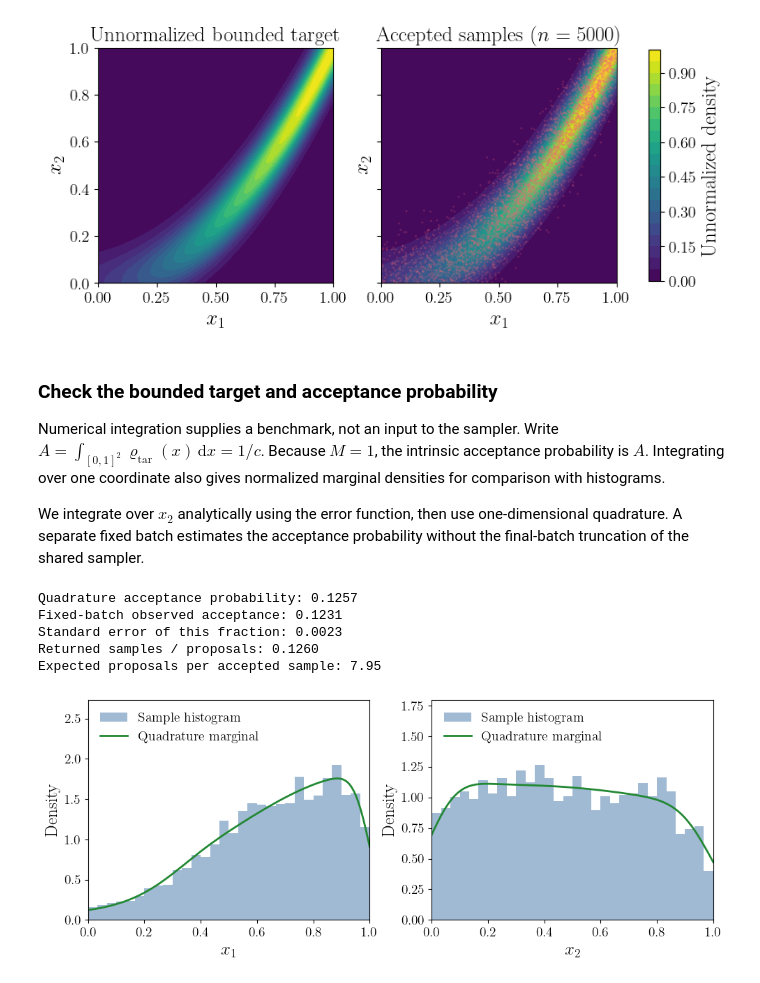
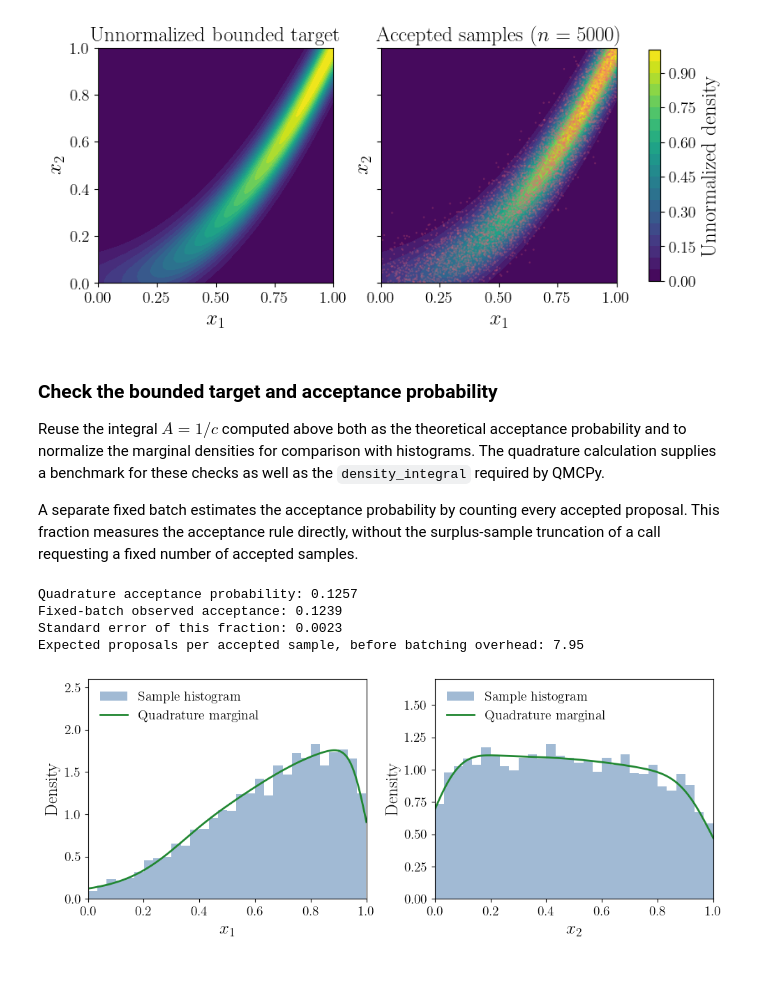
Before and after one commit to fjhickernell/MATH565Fall2026, a Jupyter notebook: notebooks/sampling/TransportMapsAndAcceptanceRejection.ipynb, the cells around one changed output. Saved outputs shown, nothing was run; the diff lists cells and outputs as text; code cells hidden in the pictures.

```diff
--- a/notebooks/sampling/TransportMapsAndAcceptanceRejection.ipynb
+++ b/notebooks/sampling/TransportMapsAndAcceptanceRejection.ipynb
@@ -332,24 +337,23 @@ def log_banana(points):
     return result
 
 
-def uniform_square_proposal(n, rng):
-    return rng.random((n, 2))
+def banana_x1_unnormalized(x1):
+    root_b = np.sqrt(banana_b)
+    integral_x2 = (np.sqrt(np.pi) / (2 * root_b)
+                    * (erf(root_b * (1 - x1 ** 2)) + erf(root_b * x1 ** 2)))
+    return np.exp(-banana_a * (1 - x1) ** 2) * integral_x2
 
 
-def log_uniform_square(points):
-    inside = np.all((points >= 0) & (points <= 1), axis=1)
-    return np.where(inside, 0.0, -np.inf)
-
+banana_mass, quadrature_error = quad(banana_x1_unnormalized, 0, 1, epsabs=1e-11)
 
 n_banana = 5000
-banana_samples, banana_info = cl.sampling.accept_reject(
-    log_target_density=log_banana,
-    proposal_sampler=uniform_square_proposal,
-    log_prop_density=log_uniform_square,
-    M=1,
-    n_samples=n_banana,
-    rng=rng,
+banana_sampler = qp.AcceptanceRejection(
+    sampler=qp.IIDStdUniform(dimension=3),
+    target_density=lambda points: np.exp(log_banana(points)),
+    upper_bound=1,
+    density_integral=banana_mass,
 )
+banana_samples = banana_sampler.gen_samples(n=n_banana)
 assert banana_samples.shape == (n_banana, 2)
 assert np.all((banana_samples >= 0) & (banana_samples <= 1))
 
@@ -372,51 +376,42 @@ plt.show()
 # %% [markdown]
 ### Check the bounded target and acceptance probability
 
-Numerical integration supplies a benchmark, not an input to the sampler. Write $A=\int_{[0,1]^2}\varrho_{\mathrm{tar}}(x)\,\mathrm dx=1/c$. Because $M=1$, the intrinsic acceptance probability is $A$. Integrating over one coordinate also gives normalized marginal densities for comparison with histograms.
+Reuse the integral $A=1/c$ computed above both as the theoretical acceptance probability and to normalize the marginal densities for comparison with histograms. The quadrature calculation supplies a benchmark for these checks as well as the `density_integral` required by QMCPy.
 
-We integrate over $x_2$ analytically using the error function, then use one-dimensional quadrature. A separate fixed batch estimates the acceptance probability without the final-batch truncation of the shared sampler.
+A separate fixed batch estimates the acceptance probability by counting every accepted proposal. This fraction measures the acceptance rule directly, without the surplus-sample truncation of a call requesting a fixed number of accepted samples.
 # %%
-def banana_x1_unnormalized(x1):
-    root_b = np.sqrt(banana_b)
-    integral_x2 = (np.sqrt(np.pi) / (2 * root_b)
-                    * (erf(root_b * (1 - x1 ** 2)) + erf(root_b * x1 ** 2)))
-    return np.exp(-banana_a * (1 - x1) ** 2) * integral_x2
-
-
-banana_mass, quadrature_error = quad(banana_x1_unnormalized, 0, 1, epsabs=1e-11)
 banana_x1_density = banana_x1_unnormalized(banana_grid) / banana_mass
 banana_x2_density = np.array([
     quad(lambda x1: np.exp(-banana_a * (1 - x1) ** 2
                            - banana_b * (x2 - x1 ** 2) ** 2), 0, 1)[0]
     / banana_mass for x2 in banana_grid
 ])
 
 n_check = 20000
-check_z = uniform_square_proposal(n_check, rng)
-check_w = np.log(rng.random(n_check)) <= log_banana(check_z)
+check_z = rng.random((n_check, 2))
+check_w = rng.random(n_check) <= np.exp(log_banana(check_z))
 print(f"Quadrature acceptance probability: {banana_mass:.4f}")
 print(f"Fixed-batch observed acceptance: {check_w.mean():.4f}")
 print(f"Standard error of this fraction: {np.sqrt(banana_mass * (1 - banana_mass) / n_check):.4f}")
-print(f"Returned samples / proposals: {banana_info['final_accept_rate']:.4f}")
-print(f"Expected proposals per accepted sample: {1 / banana_mass:.2f}")
+print(f"Expected proposals per accepted sample, before batching overhead: "
+      f"{1 / banana_sampler.acceptance_rate:.2f}")
 
 fig, axes = plt.subplots(1, 2, figsize=(10, 4))
 for j, (ax, density) in enumerate(zip(axes, [banana_x1_density, banana_x2_density])):
     ax.hist(banana_samples[:, j], bins=30, density=True, alpha=0.5,
             color=colors["blue"], label="Sample histogram")
     ax.plot(banana_grid, density, color=colors["green"], lw=2,
             label="Quadrature marginal")
     ax.set(xlabel=rf"$x_{j + 1}$", ylabel="Density", xlim=(0, 1),
            ylim=(0, 1.35 * max(density.max(), ax.get_ylim()[1])))
     ax.legend(loc="upper left")
 plt.tight_layout()
 # %% [output]
 Quadrature acceptance probability: 0.1257
-Fixed-batch observed acceptance: 0.1231
+Fixed-batch observed acceptance: 0.1239
 Standard error of this fraction: 0.0023
-Returned samples / proposals: 0.1260
-Expected proposals per accepted sample: 7.95
+Expected proposals per accepted sample, before batching overhead: 7.95
-[figure, old version]
+[figure, new version]
 # %% [markdown]
 ## Compare the two routes
 
```
Also changed, not shown: parts of 11 cells of this notebook, 12 other files.
